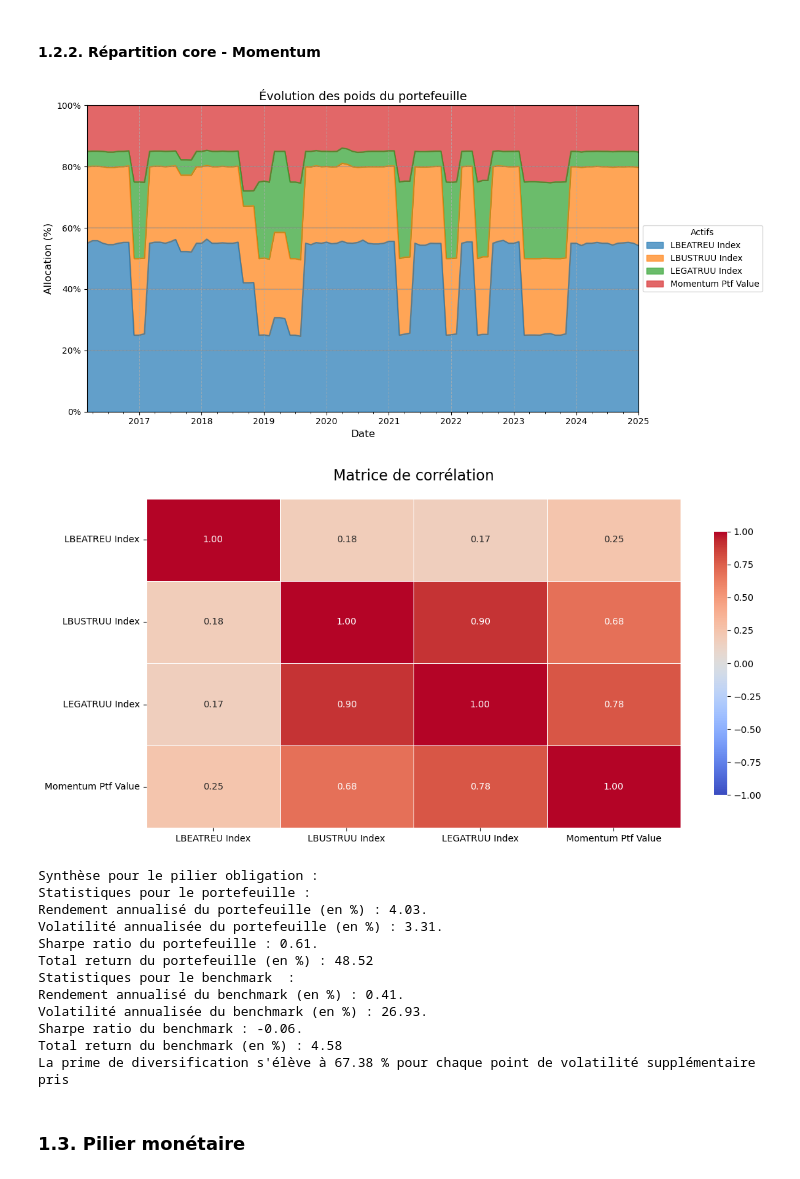
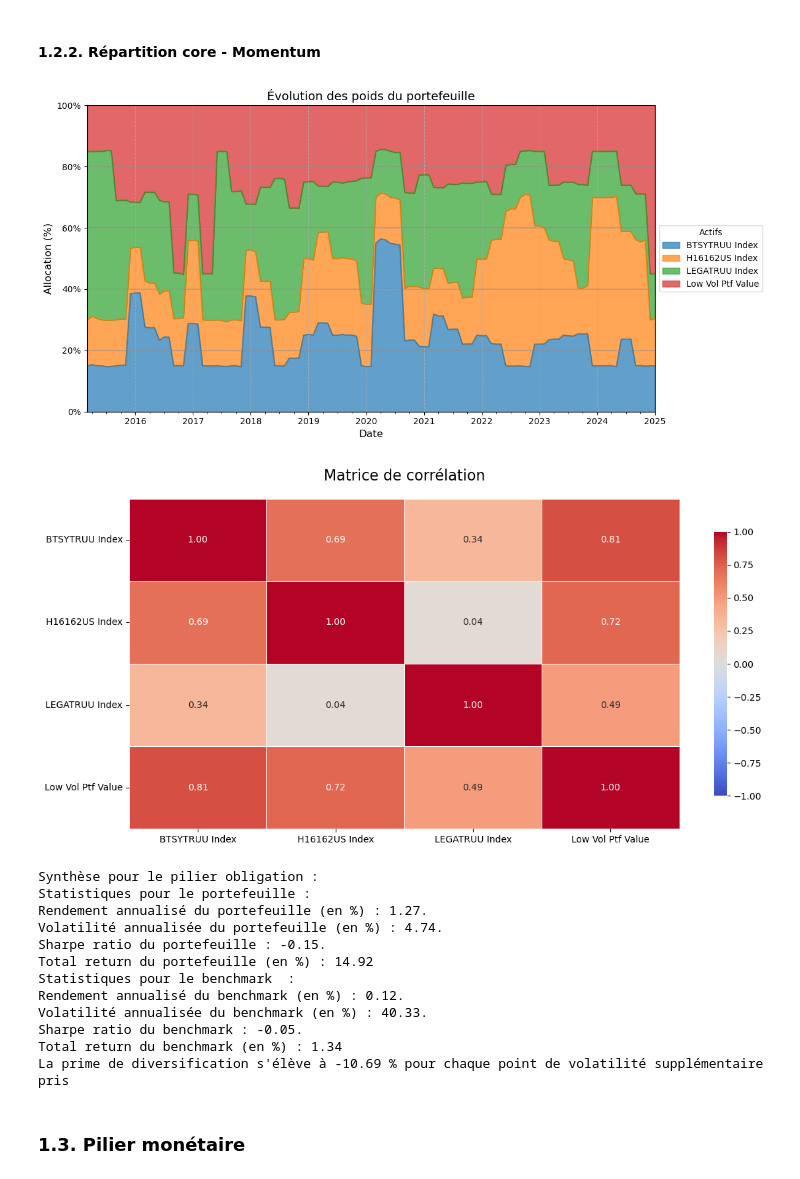
Before and after one commit to GiovanniManche/CrossAsset, a Jupyter notebook: src/Main.ipynb, the cells around one changed output. Drawn from its saved outputs; the diff is of its cells as text; code cells hidden in the pictures.

```diff
--- a/src/Main.ipynb
+++ b/src/Main.ipynb
@@ -135,26 +137,30 @@ La procédure suivie est la même que pour le pilier actions.
 # %% [markdown]
 #### 1.2.1. Construction de la poche Momentum
 # %%
-core_bond_indices = ["LBEATREU Index", "LBUSTRUU Index", "LEGATRUU Index"]
-all_bond_prices = pd.read_excel("data/Inputs.xlsx", sheet_name= "Obligataire").set_index("Date")
+core_bond_indices = ["BTSYTRUU Index", "H16162US Index", "LEGATRUU Index"]
+all_bond_prices = pd.read_excel("data/Inputs v2.xlsx", sheet_name= "Obligataire").set_index("Date")
 # Gestion des NA par interpolation
 cols_with_na = [col for col in all_bond_prices.columns if all_bond_prices[col].isnull().sum() != 0]
 all_bond_prices[cols_with_na] = all_bond_prices[cols_with_na].interpolate(method = 'linear')
 
 core_bond_prices = all_bond_prices[core_bond_indices]
 not_core_bond_prices = all_bond_prices.loc[:, ~all_bond_prices.columns.isin(core_bond_indices)]
-list_strategy = ["momentum"]
+list_strategy = ["low vol"]
 list_weighting = ["ranking"]
-momentum_bond_portfolio = Portfolio(not_core_bond_prices, periodicity = periodicity,
+low_vol_bond_portfolio = Portfolio(not_core_bond_prices, periodicity = periodicity,
                                  rebalancement= rebalancing, method="discret", list_strat=list_strategy, list_weighting=list_weighting,
                                  calculation_window=6, asset_class="bonds")
-momentum_bond_portfolio.run_backtest()
-Visualisation.plot_weights(momentum_bond_portfolio.positions,
-                           title = "Evolution des poids, poche Momentum - Obligations")
-Visualisation.heatmap_correlation(momentum_bond_portfolio.returns["monthly"])
-bench: pd.DataFrame = momentum_bond_portfolio.benchmark.iloc[calculation_window:,].iloc[:,0]
-metrics_bond:Metrics = Metrics(momentum_bond_portfolio.portfolio_value,
-                               method =method, frequency=frequency, benchmark=bench)
+low_vol_bond_portfolio.run_backtest()
+Visualisation.plot_weights(low_vol_bond_portfolio.positions,
+                           title = "Evolution des poids, poche Low Vol - Obligations")
+Visualisation.heatmap_correlation(low_vol_bond_portfolio.returns["monthly"])
+
+considered_low_vol = low_vol_bond_portfolio.portfolio_value[low_vol_bond_portfolio.portfolio_value.index >= '2015-01-01']
+bond_bench: pd.DataFrame = low_vol_bond_portfolio.benchmark.iloc[calculation_window:,].iloc[:,0].copy()
+bond_bench = bond_bench[bond_bench.index >= '2015-01-01']
+
+metrics_bond:Metrics = Metrics(considered_low_vol,
+                               method =method, frequency=frequency, benchmark=bond_bench)
 print("Synthèse pour le portefeuille momentum obligations : ")
 premia_bond: float = metrics_bond.synthesis()
 # %% [output]
@@ -175,43 +181,46 @@ La prime de diversification s'élève à 28.9 % pour chaque point de volatilité
 # %% [markdown]
 #### 1.2.2. Répartition core - Momentum
 # %%
-momentum_bond_portfolio.portfolio_value.name = "Momentum Ptf Value"
+low_vol_bond_portfolio.portfolio_value.name = "Low Vol Ptf Value"
 # Rmq : comme momentum_bond_portfolio.portfolio_value est déjà en monthly,
 # pilar_member_prices va automatiquement récupérer les prix mensuels aux bonnes dates.
-bond_pilar_member_prices = core_bond_prices.join(momentum_bond_portfolio.portfolio_value, how='inner')
+bond_pilar_member_prices = core_bond_prices.join(low_vol_bond_portfolio.portfolio_value, how='inner')
 bond_pilar = Pilar(asset_prices=bond_pilar_member_prices,
                    periodicity="monthly", method="discret")
 minimal_weights_constraints = {
-    "LBEATREU Index": 0.2,
-    "LBUSTRUU Index": 0.25,
-    "LEGATRUU Index": 0.05,
-    "Momentum Ptf Value": 0.15
+    "BTSYTRUU Index": 0.15,
+    "H16162US Index": 0.15,
+    "LEGATRUU Index": 0.15,
+    "Low Vol Ptf Value": 0.15
 }
 bond_weights, bond_returns = bond_pilar.run_min_variance_optimization(
     calculation_window=calculation_window, rebalancing_freq=rebalancing,
     min_weights=minimal_weights_constraints)
 Visualisation.plot_weights(bond_weights)
 Visualisation.heatmap_correlation(bond_pilar.returns)
+
+
 bond_pilar_value = bond_pilar.compute_pilar_value(bond_weights)
-metrics_bond:Metrics = Metrics(bond_pilar_value,
-                               method=method, frequency=frequency, benchmark=bench)
+considered_bond_pilar_value = bond_pilar_value[bond_pilar_value.index >= '2015-01-01']
+metrics_bond:Metrics = Metrics(considered_bond_pilar_value,
+                               method=method, frequency=frequency, benchmark=bond_bench)
 print("Synthèse pour le pilier obligation : ")
 premia_bond: float = metrics_bond.synthesis()
 # %% [output]
-[figure, old version]
+[figure, new version]
-[figure, old version]
+[figure, new version]
 Synthèse pour le pilier obligation :
 Statistiques pour le portefeuille :
-Rendement annualisé du portefeuille (en %) : 4.03.
-Volatilité annualisée du portefeuille (en %) : 3.31.
-Sharpe ratio du portefeuille : 0.61.
-Total return du portefeuille (en %) : 48.52
+Rendement annualisé du portefeuille (en %) : 1.27.
+Volatilité annualisée du portefeuille (en %) : 4.74.
+Sharpe ratio du portefeuille : -0.15.
+Total return du portefeuille (en %) : 14.92
 Statistiques pour le benchmark  :
-Rendement annualisé du benchmark (en %) : 0.41.
-Volatilité annualisée du benchmark (en %) : 26.93.
-Sharpe ratio du benchmark : -0.06.
-Total return du benchmark (en %) : 4.58
-La prime de diversification s'élève à 67.38 % pour chaque point de volatilité supplémentaire pris
+Rendement annualisé du benchmark (en %) : 0.12.
+Volatilité annualisée du benchmark (en %) : 40.33.
+Sharpe ratio du benchmark : -0.05.
+Total return du benchmark (en %) : 1.34
+La prime de diversification s'élève à -10.69 % pour chaque point de volatilité supplémentaire pris
 # %% [markdown]
 ### 1.3. Pilier monétaire
 # %%
```
Also changed, not shown: parts of 13 cells of this notebook.
